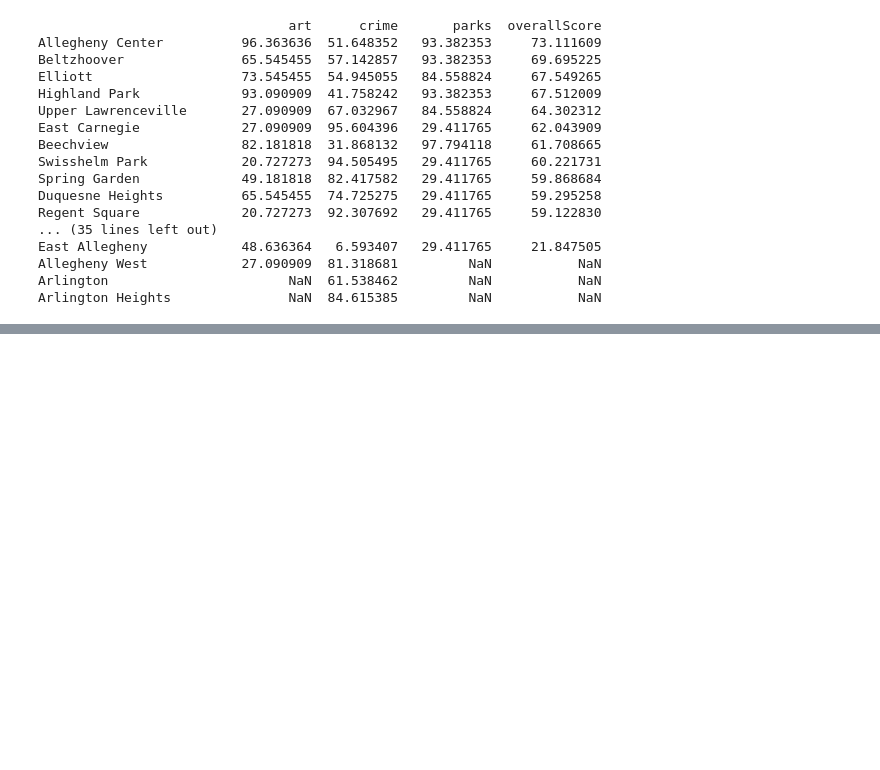
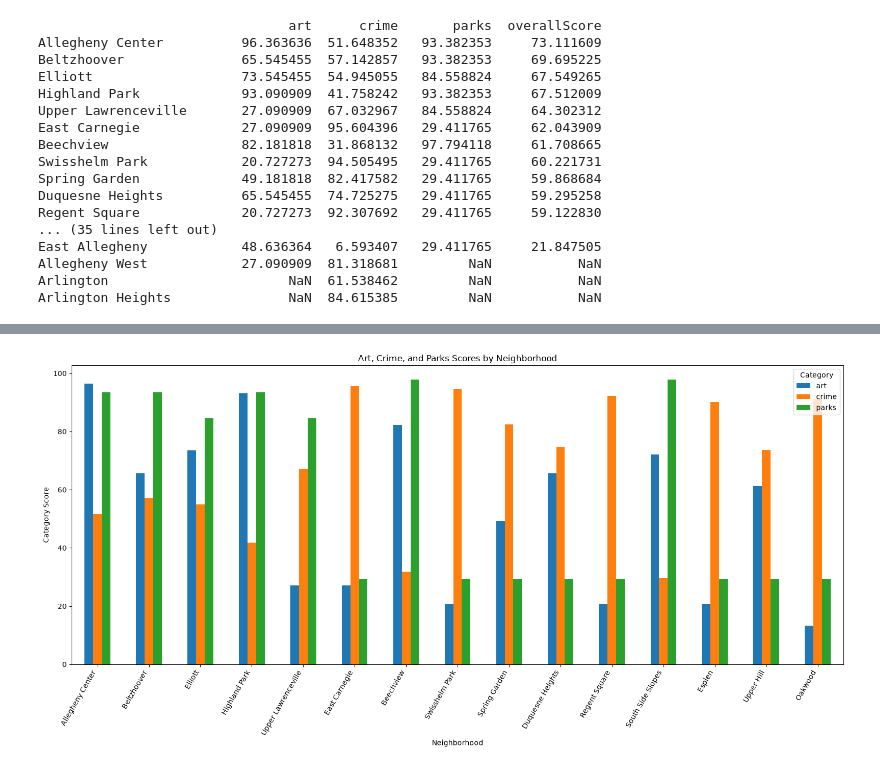
Before and after one commit to Sleepblox/CMPINF-0010-Final-Project, a Jupyter notebook: finalMetric/finalMetric.ipynb, the cells around one changed output, grey strips where cells are left out. Drawn from its saved outputs; the diff is of its cells as text; code cells hidden in the pictures; blank space fills up the shorter version.

```diff
--- a/finalMetric/finalMetric.ipynb
+++ b/finalMetric/finalMetric.ipynb
@@ -72,0 +75,24 @@ plt.show()
+# %%
+top15 = combined.sort_values(
+    by="overallScore",
+    ascending=False
+).head(15)
+
+top15 = top15.reset_index()
+
+top15.plot(
+    x="index",
+    y=["art", "crime", "parks"],
+    kind="bar",
+    figsize=(16, 8)
+)
+
+plt.xlabel("Neighborhood")
+plt.ylabel("Category Score")
+plt.title("Art, Crime, and Parks Scores by Neighborhood")
+plt.xticks(rotation=60, ha="right")
+plt.legend(title="Category")
+plt.tight_layout()
+plt.show()
+# %% [output]
+[figure, added]
```
Also changed, not shown: parts of 1 cell of this notebook, 1 other file.
